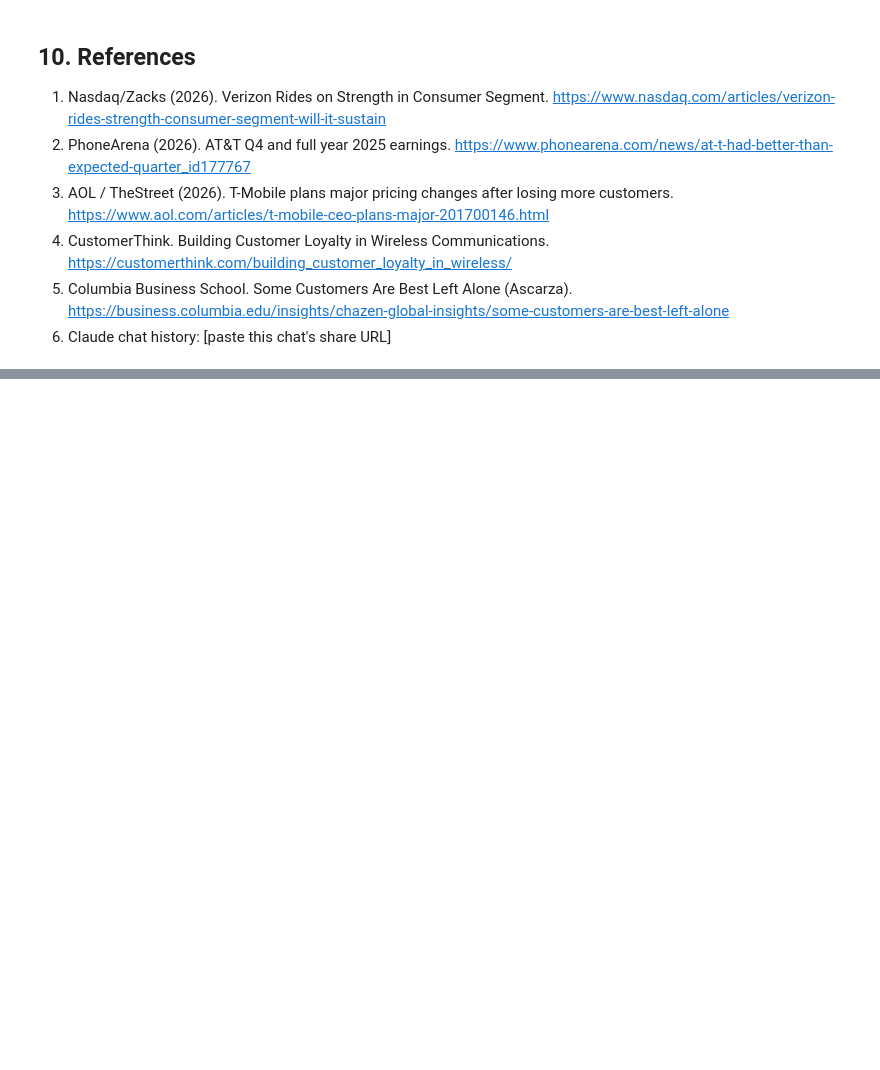
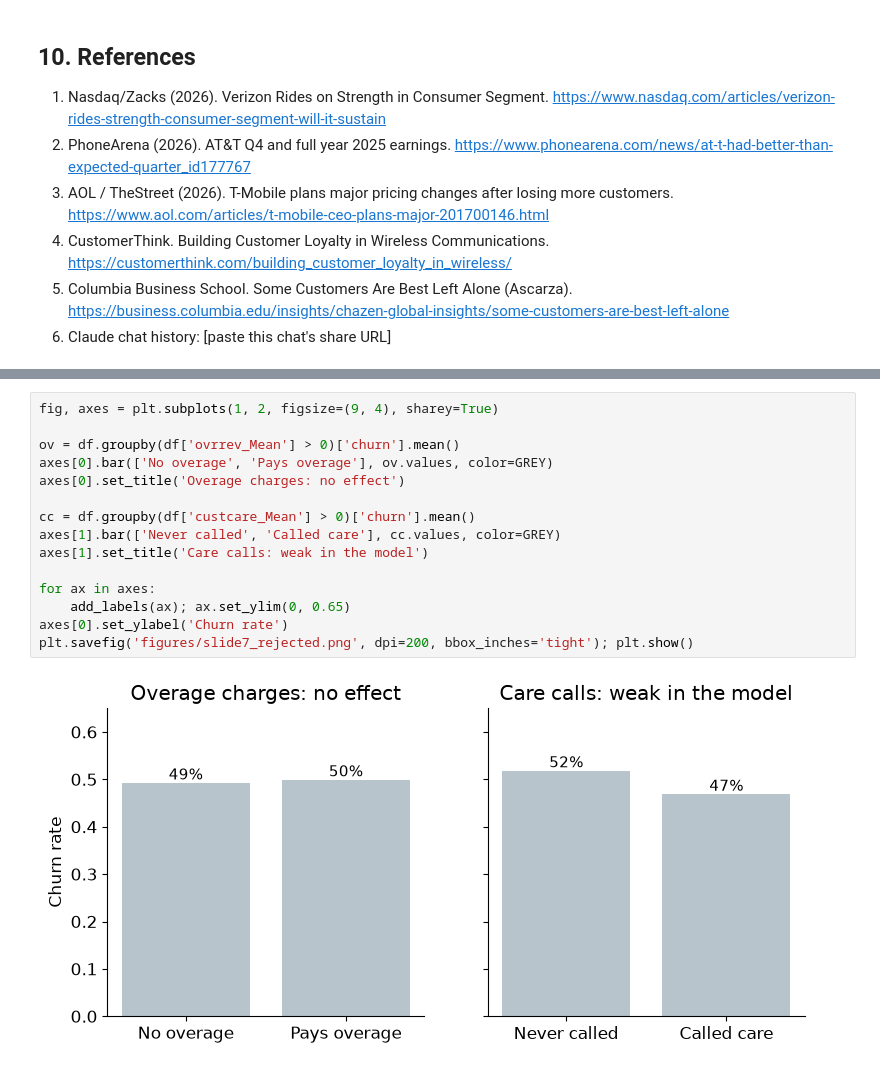
Before and after one commit to dilmani773/gci-final-assignment, a Jupyter notebook: main.ipynb, the cells around one changed output, grey strips where cells are left out. Saved outputs shown, nothing was run; the diff lists cells and outputs as text; blank space fills up the shorter version.

```diff
--- a/main.ipynb
+++ b/main.ipynb
@@ -593,0 +621,17 @@ print(table.to_string(index=False))
+# %%
+fig, axes = plt.subplots(1, 2, figsize=(9, 4), sharey=True)
+
+ov = df.groupby(df['ovrrev_Mean'] > 0)['churn'].mean()
+axes[0].bar(['No overage', 'Pays overage'], ov.values, color=GREY)
+axes[0].set_title('Overage charges: no effect')
+
+cc = df.groupby(df['custcare_Mean'] > 0)['churn'].mean()
+axes[1].bar(['Never called', 'Called care'], cc.values, color=GREY)
+axes[1].set_title('Care calls: weak in the model')
+
+for ax in axes:
+    add_labels(ax); ax.set_ylim(0, 0.65)
+axes[0].set_ylabel('Churn rate')
+plt.savefig('figures/slide7_rejected.png', dpi=200, bbox_inches='tight'); plt.show()
+# %% [output]
+[figure, added]
```
Also changed, not shown: parts of 4 cells of this notebook, 3 other files.
